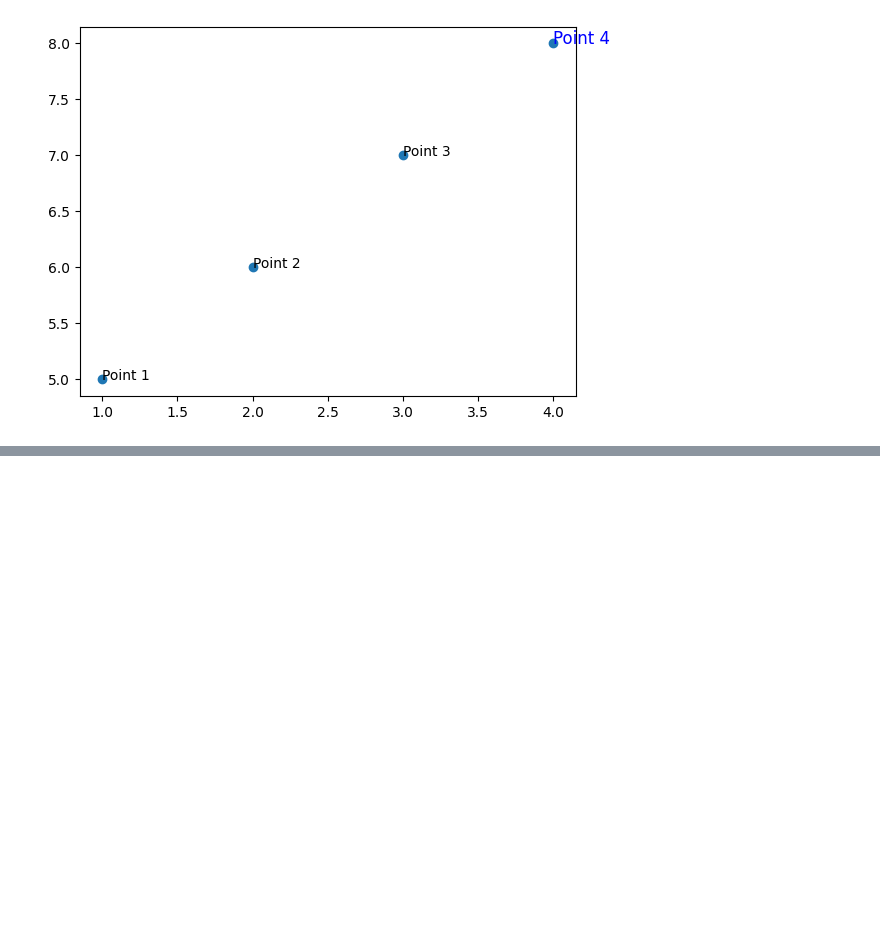
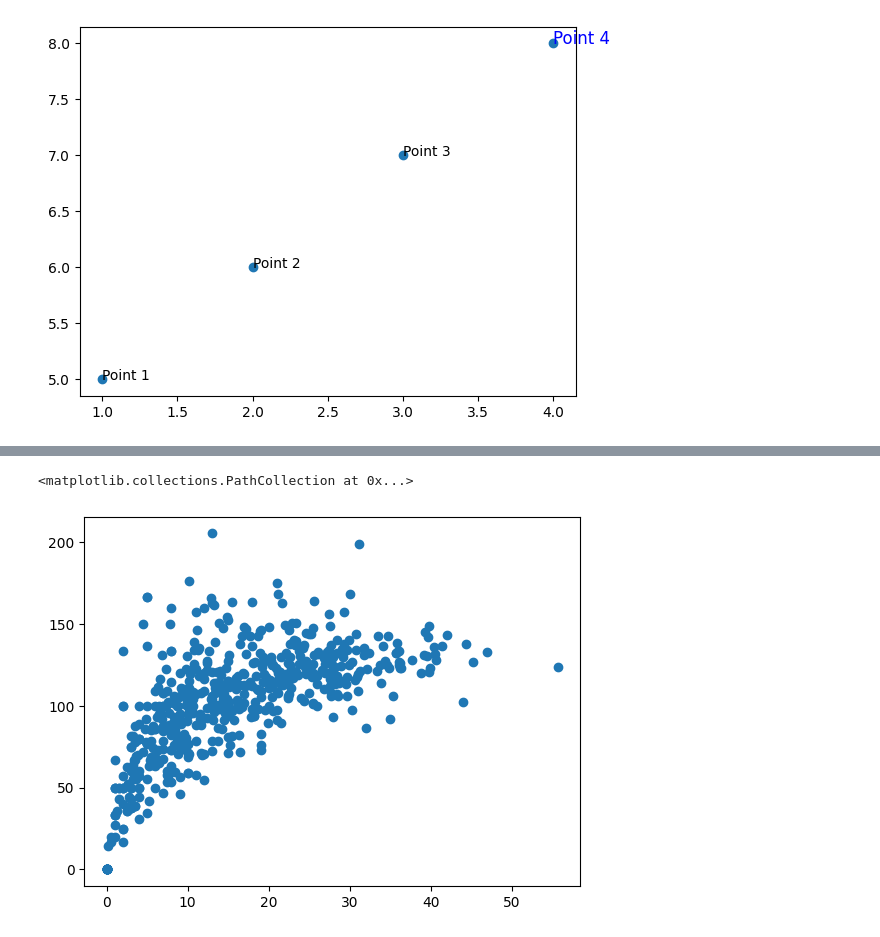
Before and after one commit to JayTheCoder77/DataAnalysisLibraries, a Jupyter notebook: matplotlib/sesssion24/session24.ipynb, the cells around one changed output, grey strips where cells are left out. Cells and saved outputs as stored; diff of their text form; code cells hidden in the pictures; blank space fills up the shorter version.

```diff
--- a/matplotlib/sesssion24/session24.ipynb
+++ b/matplotlib/sesssion24/session24.ipynb
@@ -98,0 +108,7 @@ Text(4, 8, 'Point 4')
+# %%
+# subplots
+batters.head()
+plt.scatter(batters['avg'],batters['strike_rate'])
+# %% [output]
+<matplotlib.collections.PathCollection at 0x...>
+[figure, added]
```
Also changed, not shown: parts of 7 cells of this notebook.
